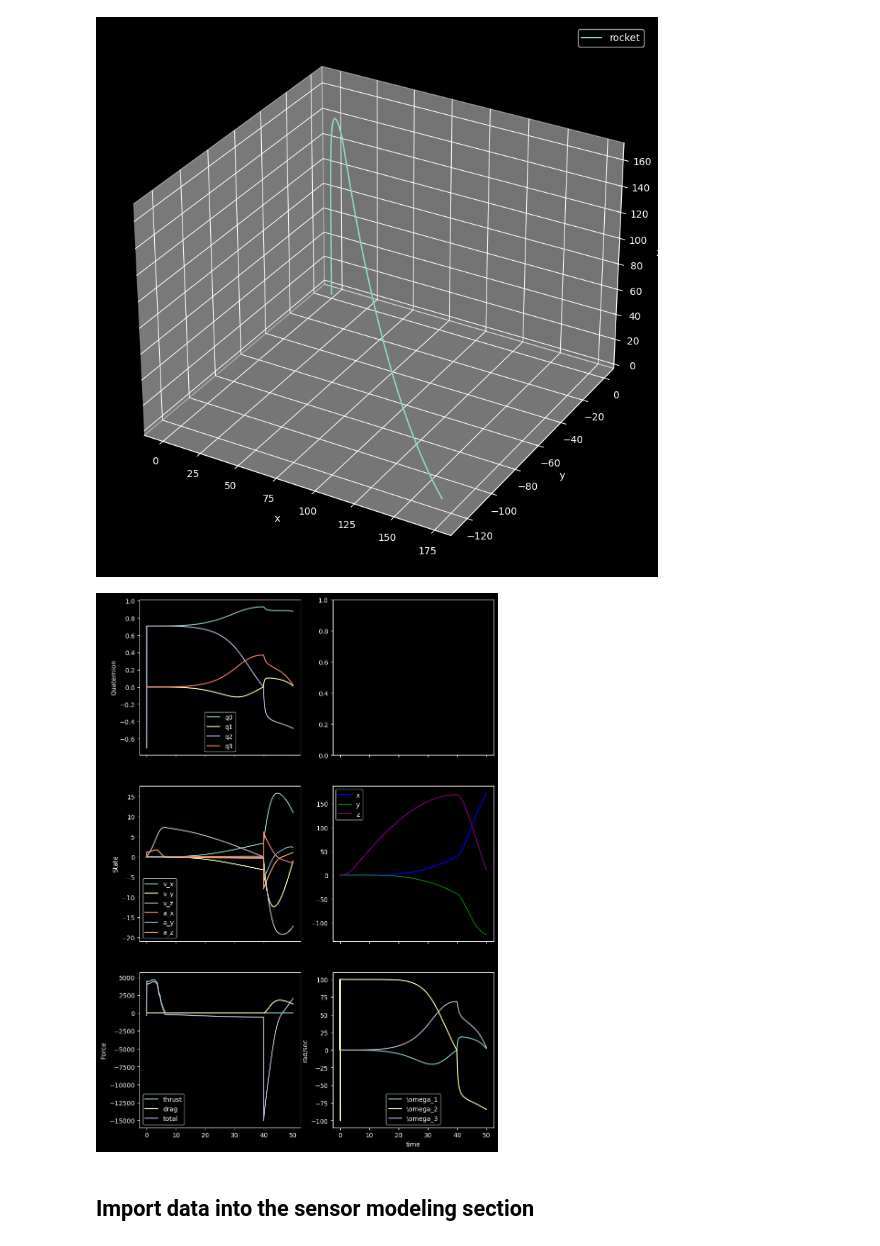
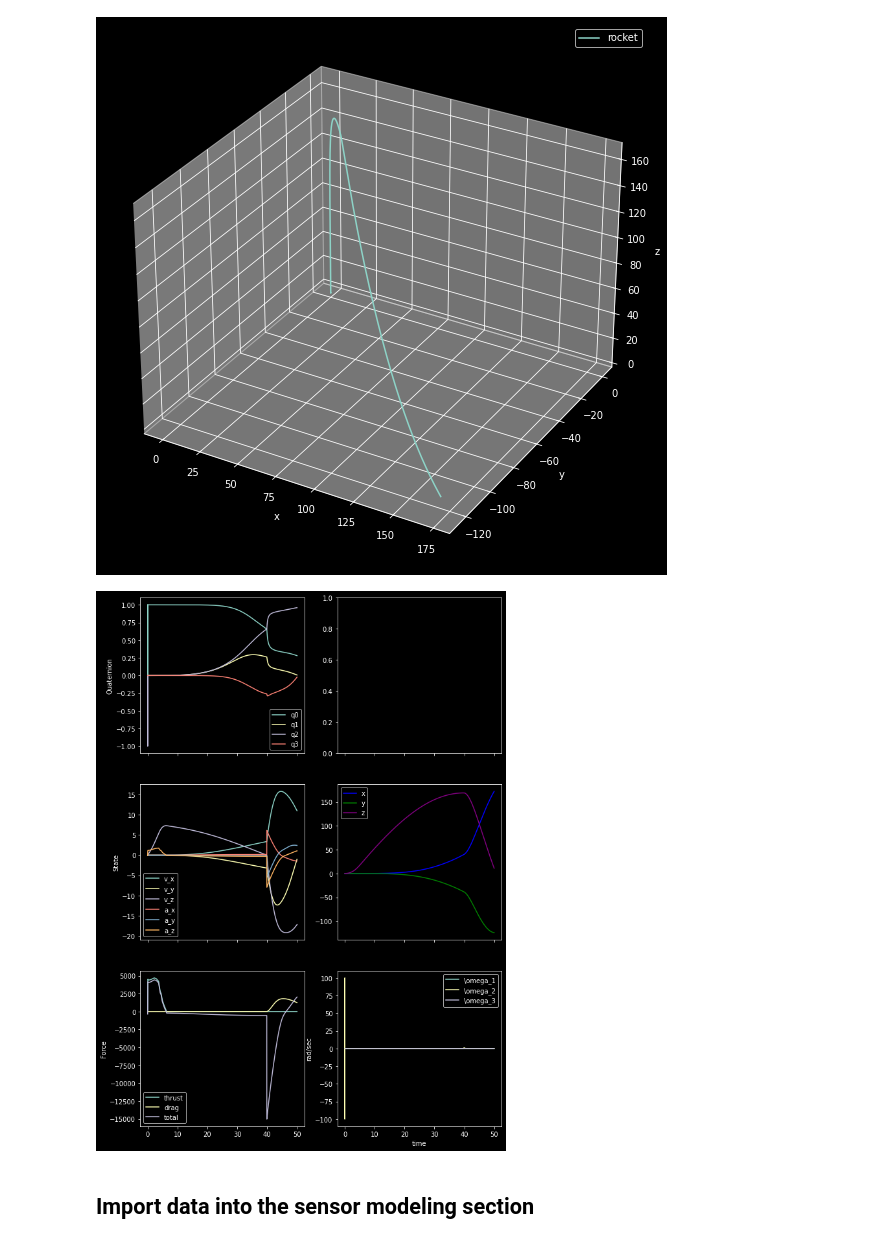
Before and after one commit to Willmac16/fused-kalman-localization, a Jupyter notebook: rocket_example/make_sensor_data.ipynb, the cells around one changed output. Saved outputs shown, nothing was run; the diff lists cells and outputs as text; code cells hidden in the pictures.

```diff
--- a/rocket_example/make_sensor_data.ipynb
+++ b/rocket_example/make_sensor_data.ipynb
@@ -12,7 +12,7 @@ from physics_sim import *
 # initial_angle = 5 * np.pi / 180
 
 # initial_q = np.array([np.cos(initial_angle / 2), 0, np.sin(initial_angle / 2), np.sin(initial_angle / 2)])
-initial_q = -np.array((1 / np.sqrt(2), 0, 1 / np.sqrt(2), 0))
+initial_q = np.array((1.0, 0.0, 0.0, 0.0))
 
 u = np.array([0, 0, 0, 0, 0, 0, 0, 0, 0,*initial_q,0,0,0])
 
@@ -109,34 +109,34 @@ ax0.set_ylabel('Quaternion')
 ax3.plot(times, [state[0] for state in states], label='x', color = 'blue')
 ax3.plot(times, [state[1] for state in states], label='y', color = 'green')
 ax3.plot(times, [state[2] for state in states], label='z', color = 'purple')
 ax3.legend()
 
 ax2.plot(times, [state[3] for state in states], label='v_x')
 ax2.plot(times, [state[4] for state in states], label='v_y')
 ax2.plot(times, [state[5] for state in states], label='v_z')
 ax2.plot(times, [state[6] for state in states], label='a_x')
 ax2.plot(times, [state[7] for state in states], label='a_y')
 ax2.plot(times, [state[8] for state in states], label='a_z')
 ax2.legend()
 ax2.set_ylabel('State')
 
 # Subplot 2: x,y,z acceleration over time
 ax4.plot(times, thrusts, label="thrust")
 ax4.plot(times, drags, label="drag")
 ax4.plot(times, total_forces, label="total")
 ax4.set_ylabel('Force')
 ax4.legend()
 
 # Subplot 3: omega1, omega2, omega3 over time
 ax5.plot(times[:len(states)], [state[13] for state in states], label='\\omega_1')
 ax5.plot(times[:len(states)], [state[14] for state in states], label='\\omega_2')
 ax5.plot(times[:len(states)], [state[15] for state in states], label='\\omega_3')
 ax5.set_xlabel('time')
 ax5.set_ylabel('rad/sec')
 ax5.legend()
 plt.show()
 # %% [output]
-[figure, old version]
+[figure, new version]
-[figure, old version]
+[figure, new version]
 # %% [markdown]
 ## Import data into the sensor modeling section
```
Also changed, not shown: parts of 33 cells of this notebook, 1 other file.
